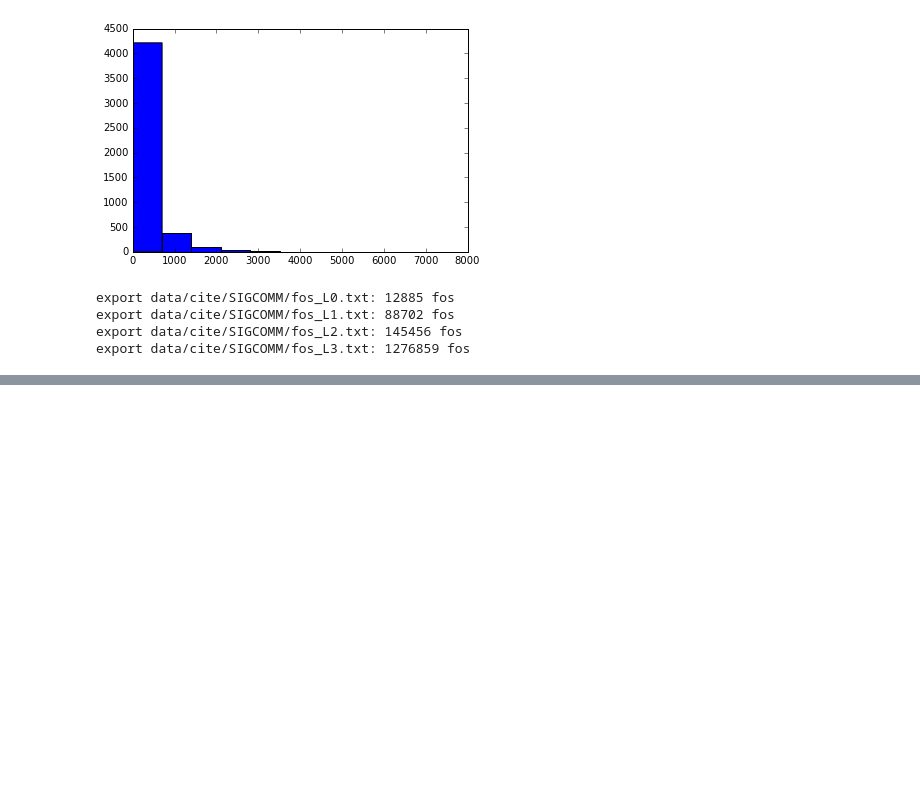
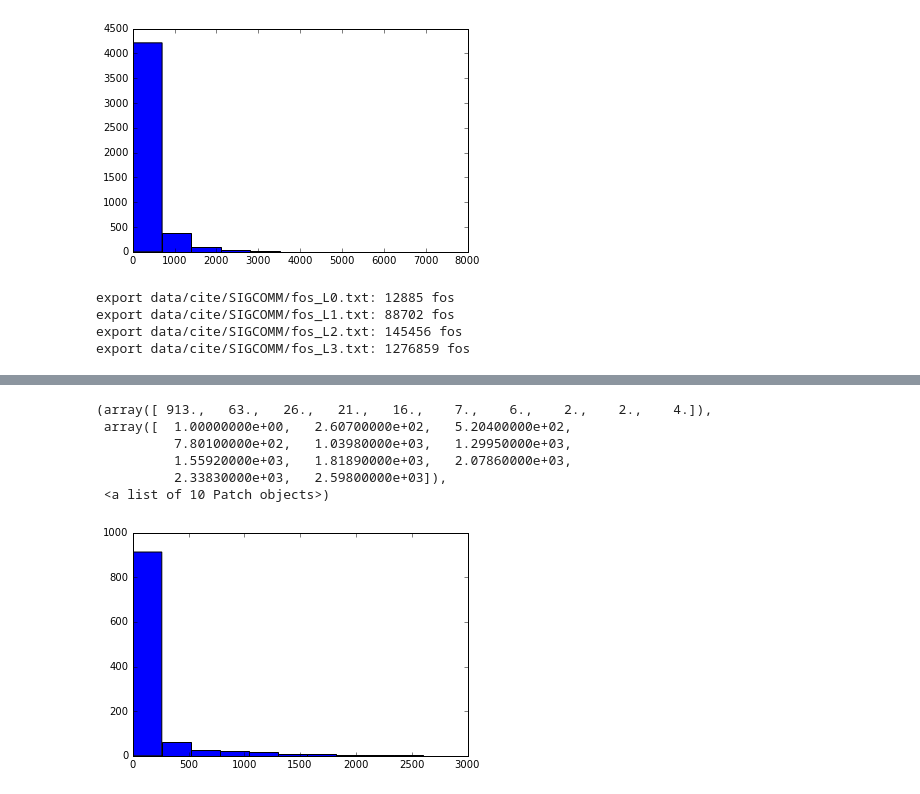
Before and after one commit to elicassion/2017Summer-Community-Detection, a Jupyter notebook: Dataset/cite_extract.ipynb, the cells around one changed output, grey strips where cells are left out. Cells and saved outputs as stored; diff of their text form; code cells hidden in the pictures; blank space fills up the shorter version.

```diff
--- a/Dataset/cite_extract.ipynb
+++ b/Dataset/cite_extract.ipynb
@@ -197,0 +228,10 @@ export data/cite/SIGCOMM/fos_L3.txt: 1276859 fos
+# %%
+plt.hist(np.array(fos_au_count[2]), bins=10)
+# %% [output]
+(array([ 913.,   63.,   26.,   21.,   16.,    7.,    6.,    2.,    2.,    4.]),
+ array([  1.00000000e+00,   2.60700000e+02,   5.20400000e+02,
+          7.80100000e+02,   1.03980000e+03,   1.29950000e+03,
+          1.55920000e+03,   1.81890000e+03,   2.07860000e+03,
+          2.33830000e+03,   2.59800000e+03]),
+ <a list of 10 Patch objects>)
+[figure, added]
```
Also changed, not shown: parts of 6 cells of this notebook.
